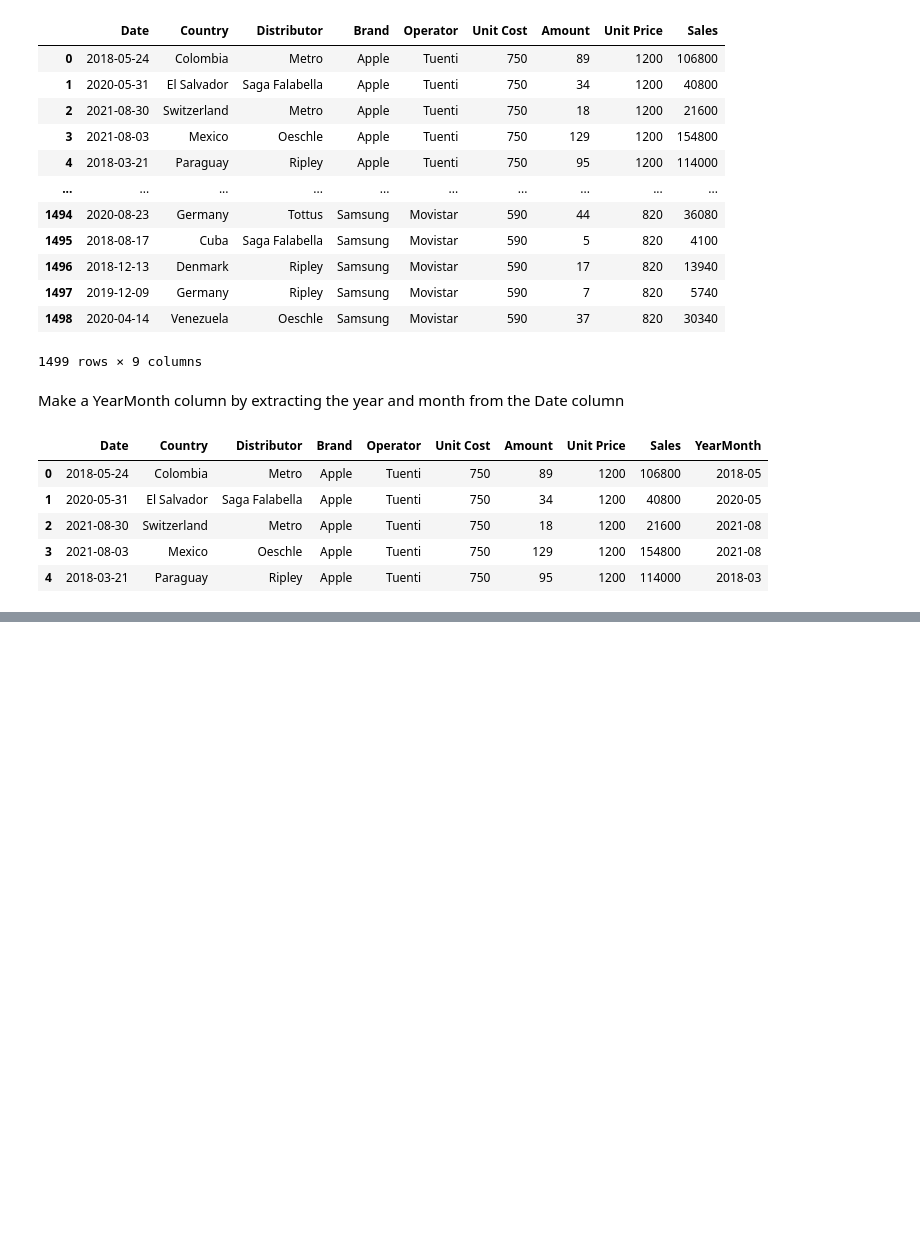
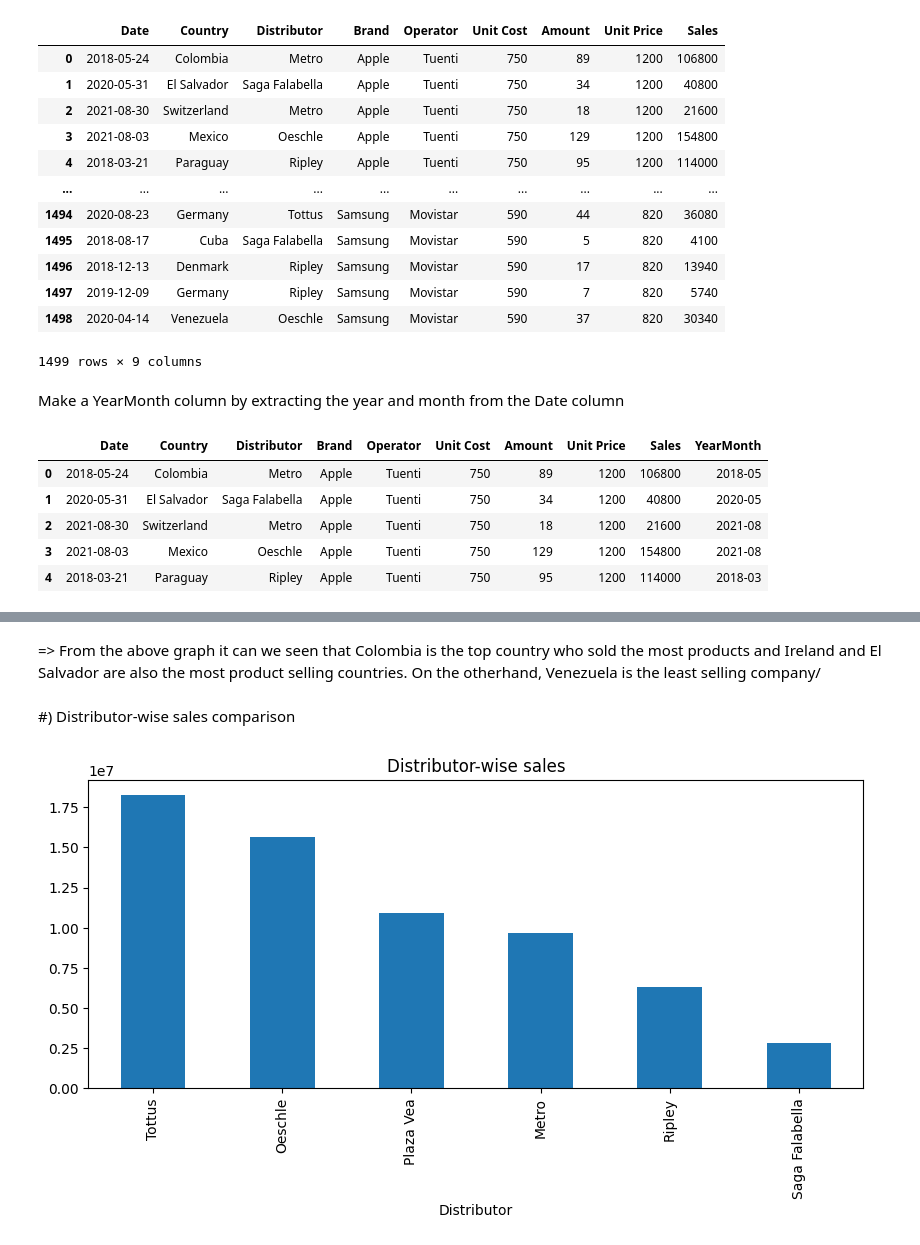
Before and after one commit to abhishekp-786/EDA_Python, a Jupyter notebook: pythonproject.ipynb, the cells around one changed output, grey strips where cells are left out. Cells and saved outputs as stored; diff of their text form; code cells hidden in the pictures; blank space fills up the shorter version.

```diff
--- a/pythonproject.ipynb
+++ b/pythonproject.ipynb
@@ -218,0 +256,10 @@ data.head()
+# %% [markdown]
+=> From the above graph it can we seen that Colombia is the top country who sold the most products and Ireland and El Salvador are also the most product selling countries. On the otherhand, Venezuela is the least selling company/
+# %% [markdown]
+#) Distributor-wise sales comparison
+# %%
+ddata = data.groupby('Distributor')['Sales'].sum().sort_values(ascending= False)
+ddata.plot(kind='bar',figsize=(10,4),title="Distributor-wise sales",x="Distributor",y="Sales")
+plt.show()
+# %% [output]
+[figure, added]
```
Also changed, not shown: parts of 52 cells of this notebook, 1 other file.
